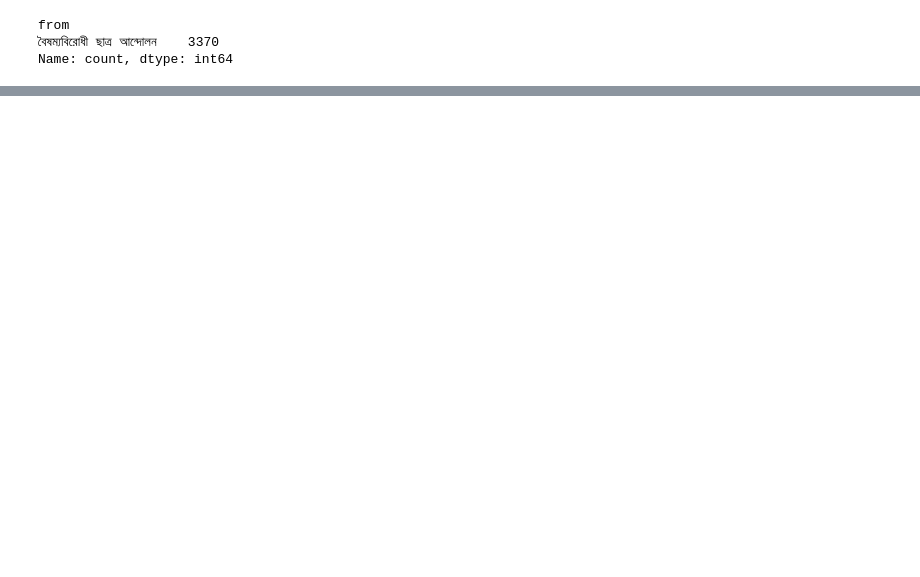
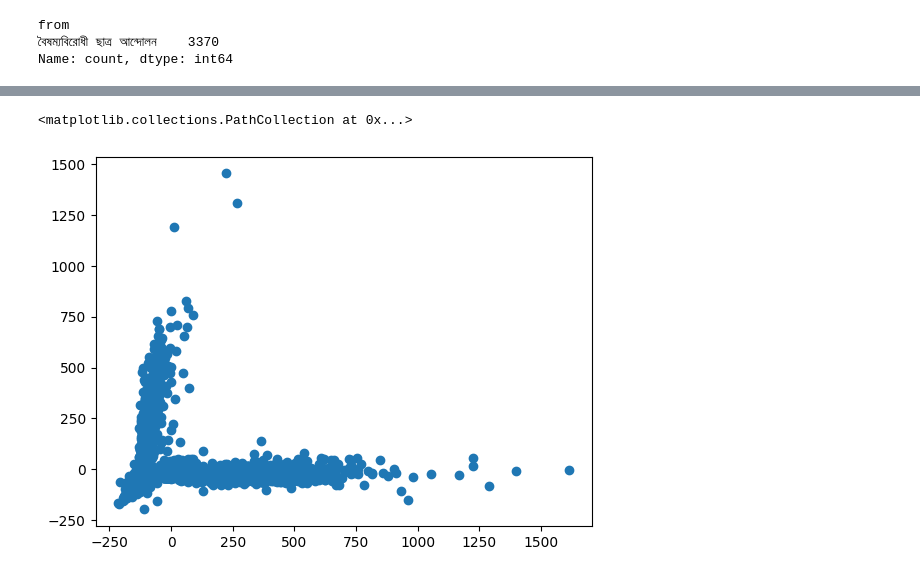
Before and after one commit to AhmedFahim-git/july_analysis, a Jupyter notebook: analysis_students_against_discrimination.ipynb, the cells around one changed output, grey strips where cells are left out. Drawn from its saved outputs; the diff is of its cells as text; code cells hidden in the pictures; blank space fills up the shorter version.

```diff
--- a/analysis_students_against_discrimination.ipynb
+++ b/analysis_students_against_discrimination.ipynb
@@ -80,6 +81,12 @@ hashtag_df['id'] = hashtag_df['id'].astype(int)
 
 
 result_df['num_reactions'] = result_df['id'].map(emoji_df.set_index('id').sum(axis=1).to_dict())
+
+result_df['Reactions'] = result_df['id'].map(emoji_df.set_index('id').apply(lambda x: "Reactions: " + " ".join([i+str(int(v)) for i, v in x.sort_values(ascending=False).items() if pd.notna(v)]), axis=1))
+result_df['Text_Emotion'] = (result_df['text_plain'] + " " + result_df['Reactions']).str.strip()
+
+result_df['image_address'] = result_df['photo'].apply(lambda x: 'sup/StudentsAgainstDiscrimination/' + x if pd.notnull(x) else np.nan)
+
 result_df['weights'] = np.sqrt(result_df['num_reactions']+1).astype(int)
 # %%
 from bnlp import NLTKTokenizer, BengaliCorpus
@@ -217,3 +289,5 @@ result_df_subset['from'].value_counts()
 from
 বৈষম্যবিরোধী ছাত্র আন্দোলন    3370
 Name: count, dtype: int64
+# %%
+emoji_df.set_index('id').dropna(how='all').sum(axis=1).sort_values()
@@ -219,0 +308,2 @@ Name: count, dtype: int64
+# %%
+emoji_df.set_index('id').dropna(how='all').apply(lambda x: "Reactions: " + " ".join([i+str(int(v)) for i, v in x.sort_values(ascending=False).items() if pd.notna(v)]), axis=1)
@@ -219,0 +324,4 @@ Name: count, dtype: int64
+# %%
+# result_df_subset['from'].value_counts()
+rel_cols = emoji_df.drop(columns=['id']).sum().sort_values(ascending=False)[:20].index.tolist()
+emoji_df.drop(columns=['id']).sum().sort_values(ascending=False)[:20]
@@ -219,0 +346,14 @@ Name: count, dtype: int64
+# %%
+from sklearn.decomposition import PCA
+import matplotlib.pyplot as plt
+
+pca = PCA(n_components=2)
+
+
+res = pca.fit_transform(emoji_df.drop(columns=['id'])[rel_cols].fillna(0))
+
+plt.scatter(x=res[:,0], y=res[:,1])
+# res.shape
+# %% [output]
+<matplotlib.collections.PathCollection at 0x...>
+[figure, added]
```
Also changed, not shown: parts of 35 cells of this notebook, 5 other files.
